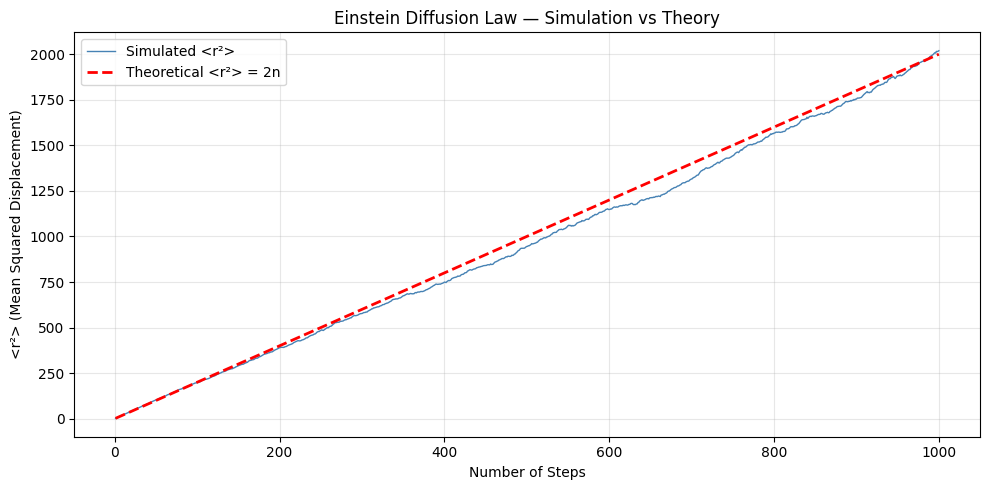
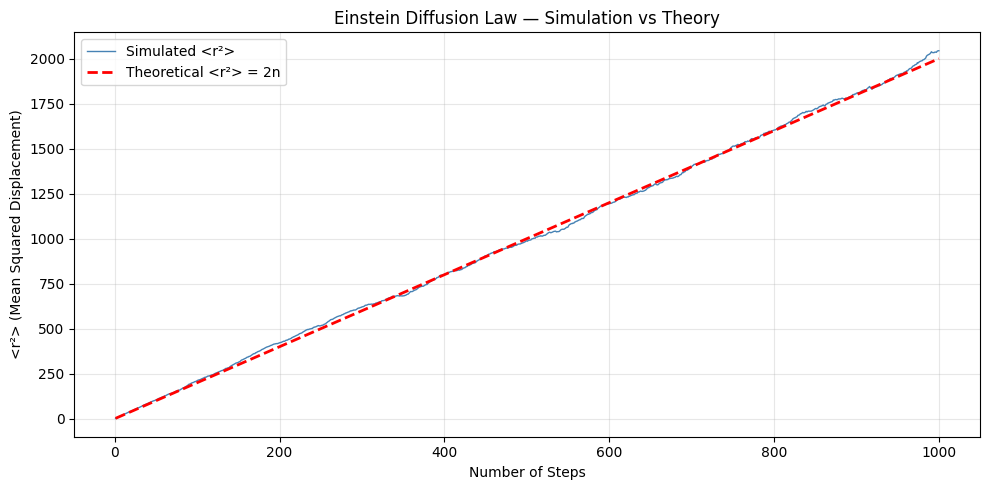
The change to this notebook cell's code, shown as a diff; its figure went from the first image to the second:
--- before
+++ after
@@ -1,29 +1,42 @@
-n_steps = 1000
-n_walkers = 1000  # more walkers = smoother simulation line
+n_steps = 1000     # number of steps per walker
+n_walkers = 1000   # number of walkers — more = smoother average
 
-displacements = []
+# === EFFICIENCY IMPROVEMENT — fully vectorized with NumPy ===
+# Old approach: Python loop over 1000 walkers — slow
+# New approach: generate all walkers at once as a 2D array — fast
 
-for _ in range(n_walkers):
-    steps_x = np.random.choice([-1, 1], n_steps)
-    steps_y = np.random.choice([-1, 1], n_steps)
-    x = np.cumsum(steps_x)
-    y = np.cumsum(steps_y)
-    r_squared = x**2 + y**2
-    displacements.append(r_squared)
+# generate all steps at once — shape (n_walkers, n_steps)
 
-mean_r_squared = np.mean(displacements, axis=0)
-steps = np.arange(1, n_steps + 1)
+steps_x = np.random.choice([-1, 1], size=(n_walkers, n_steps))
+steps_y = np.random.choice([-1, 1], size=(n_walkers, n_steps))
+
+# cumulative sum along steps axis (axis=1) gives positions for all walkers
+
+x = np.cumsum(steps_x, axis=1)  # shape (n_walkers, n_steps)
+y = np.cumsum(steps_y, axis=1)  # shape (n_walkers, n_steps)
+
+# mean squared displacement — r² = x² + y² for each walker at each step
+
+r_squared = x**2 + y**2         # shape (n_walkers, n_steps)
+
+# average r² across all walkers at each step
+
+mean_r_squared = np.mean(r_squared, axis=0)  # shape (n_steps,)
+
+steps = np.arange(1, n_steps + 1)  # step numbers 1 to 1000
 
 plt.figure(figsize=(10, 5))
 plt.plot(steps, mean_r_squared, color='steelblue',
-         linewidth=1, label='Simulated <r²>')
+         linewidth=1, label='Simulated <r²>')        # simulation result
 plt.plot(steps, 2 * steps, 'r--', linewidth=2,
-         label='Theoretical <r²> = 2n')
-plt.xlabel('Number of Steps')
-plt.ylabel('<r²> (Mean Squared Displacement)')
+         label='Theoretical <r²> = 2n')              # Einstein prediction
+# factor of 2 comes from 2 dimensions (x and y contribute equally)
+
+plt.xlabel('Number of Steps')                        # x axis label
+plt.ylabel('<r²> (Mean Squared Displacement)')        # y axis label
 plt.title('Einstein Diffusion Law — Simulation vs Theory')
-plt.legend()
-plt.grid(True, alpha=0.3)
-plt.tight_layout()
-plt.savefig('results/03_diffusion_law.png', bbox_inches='tight')
+plt.legend()                                         # show labels
+plt.grid(True, alpha=0.3)                            # light grid
+plt.tight_layout()                                   # auto adjust spacing
+plt.savefig('results/03_diffusion_law.png', bbox_inches='tight')  # save
 plt.show()

Commit: Improve all notebooks — add comments, vectorize random walk, add comparison plots